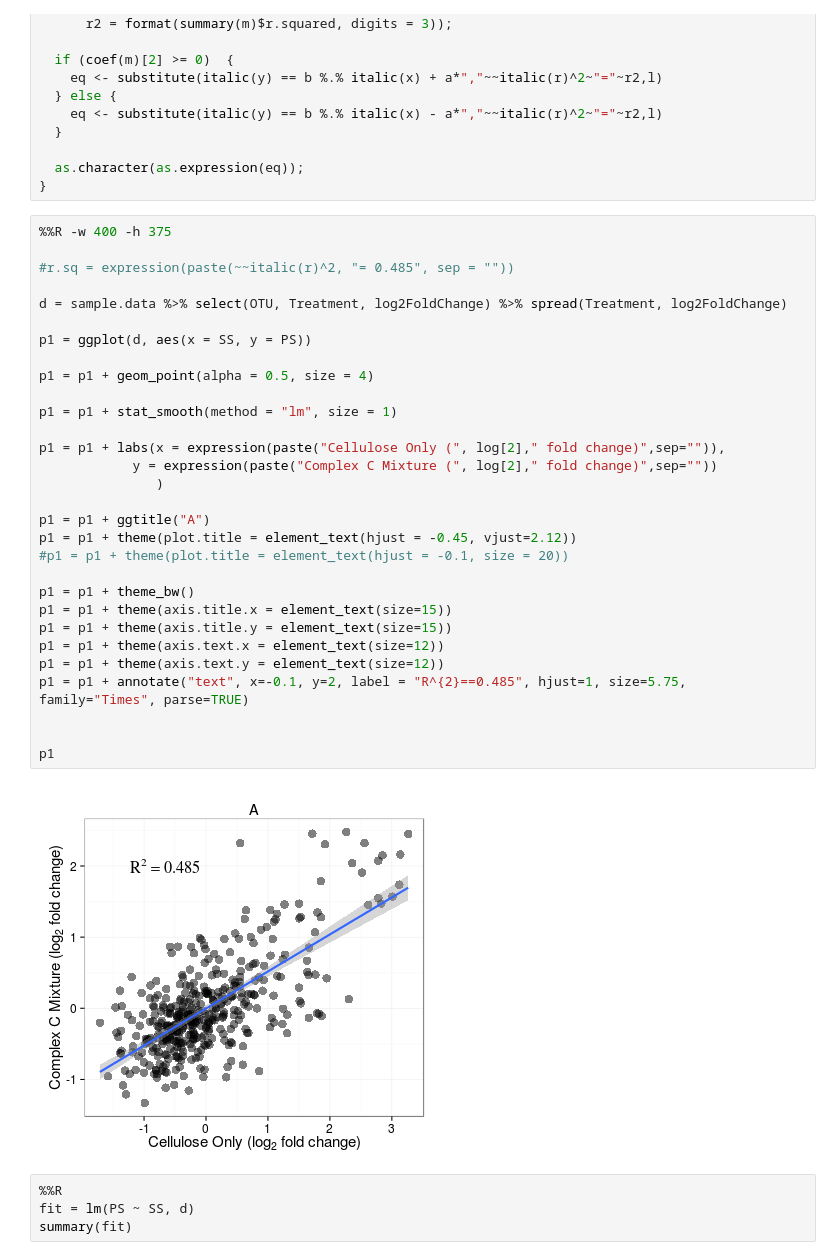
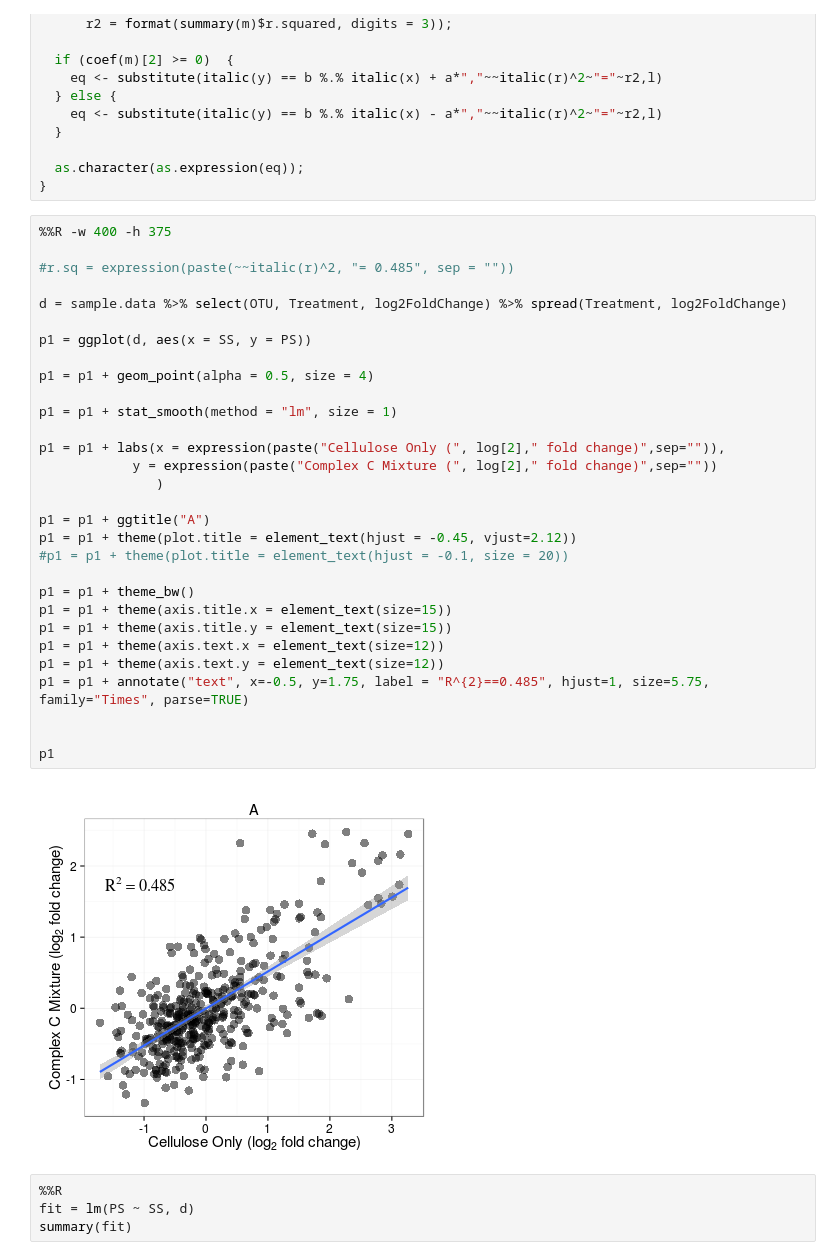
Before and after one commit to acampbellina/single_substrate, a Jupyter notebook: LinReg_3Panel_Fig.ipynb, the cells around one changed output. Saved outputs shown, nothing was run; the diff lists cells and outputs as text.

```diff
--- a/LinReg_3Panel_Fig.ipynb
+++ b/LinReg_3Panel_Fig.ipynb
@@ -106,35 +106,35 @@ lm_eqn = function(m) {
 # %%
 %%R -w 400 -h 375
 
 #r.sq = expression(paste(~~italic(r)^2, "= 0.485", sep = ""))
 
 d = sample.data %>% select(OTU, Treatment, log2FoldChange) %>% spread(Treatment, log2FoldChange)
 
 p1 = ggplot(d, aes(x = SS, y = PS))
 
 p1 = p1 + geom_point(alpha = 0.5, size = 4)
 
 p1 = p1 + stat_smooth(method = "lm", size = 1)
 
 p1 = p1 + labs(x = expression(paste("Cellulose Only (", log[2]," fold change)",sep="")),
             y = expression(paste("Complex C Mixture (", log[2]," fold change)",sep=""))
                )
 
 p1 = p1 + ggtitle("A")
 p1 = p1 + theme(plot.title = element_text(hjust = -0.45, vjust=2.12))
 #p1 = p1 + theme(plot.title = element_text(hjust = -0.1, size = 20))
 
 p1 = p1 + theme_bw()
 p1 = p1 + theme(axis.title.x = element_text(size=15))
 p1 = p1 + theme(axis.title.y = element_text(size=15))
 p1 = p1 + theme(axis.text.x = element_text(size=12))
 p1 = p1 + theme(axis.text.y = element_text(size=12))
-p1 = p1 + annotate("text", x=-0.1, y=2, label = "R^{2}==0.485", hjust=1, size=5.75, family="Times", parse=TRUE)
+p1 = p1 + annotate("text", x=-0.5, y=1.75, label = "R^{2}==0.485", hjust=1, size=5.75, family="Times", parse=TRUE)
 
 
 p1
 # %% [output]
-[figure, old version]
+[figure, new version]
 # %%
 %%R
 fit = lm(PS ~ SS, d)
```
Also changed, not shown: parts of 5 cells of this notebook, 2 other files.
